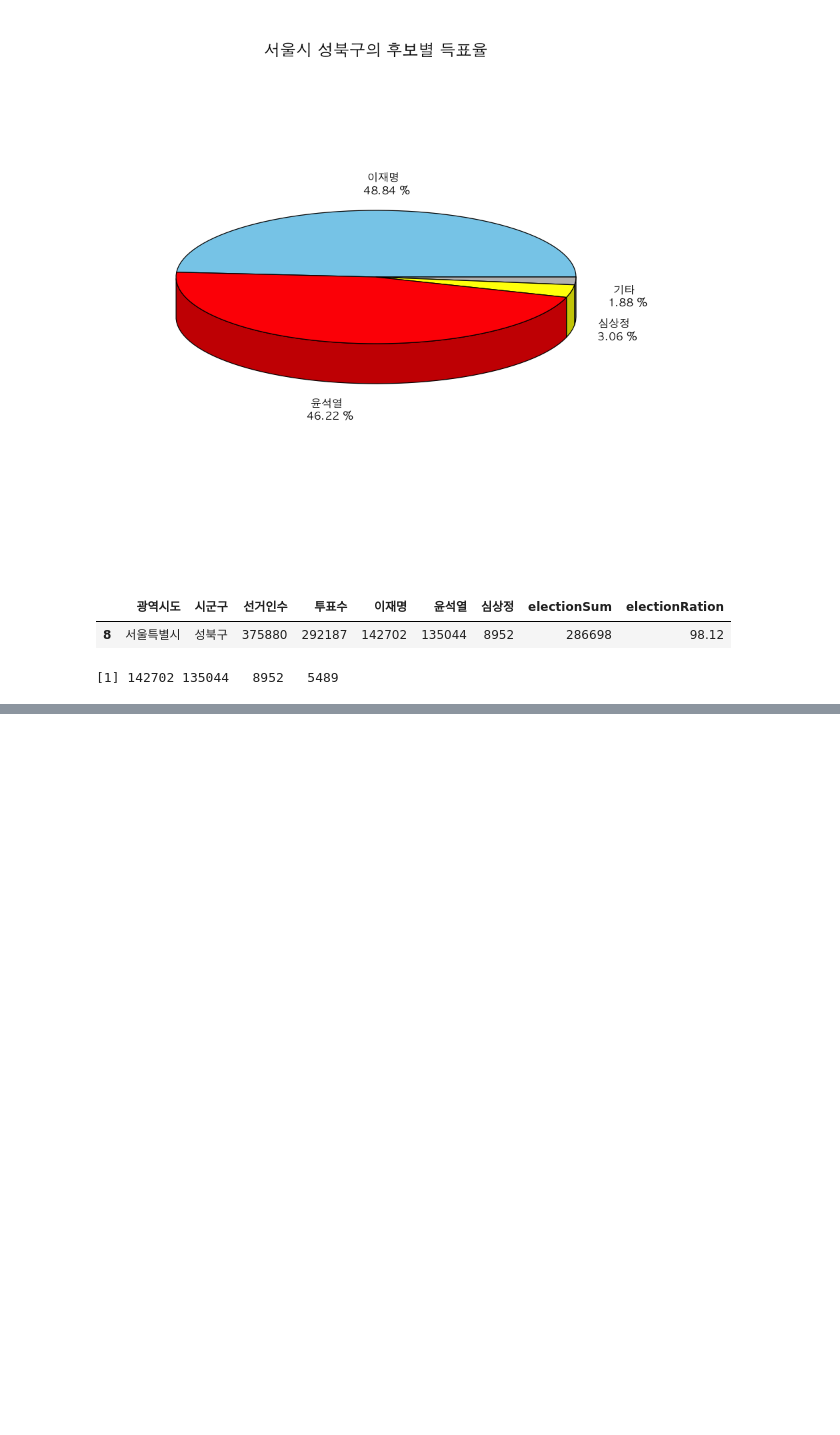
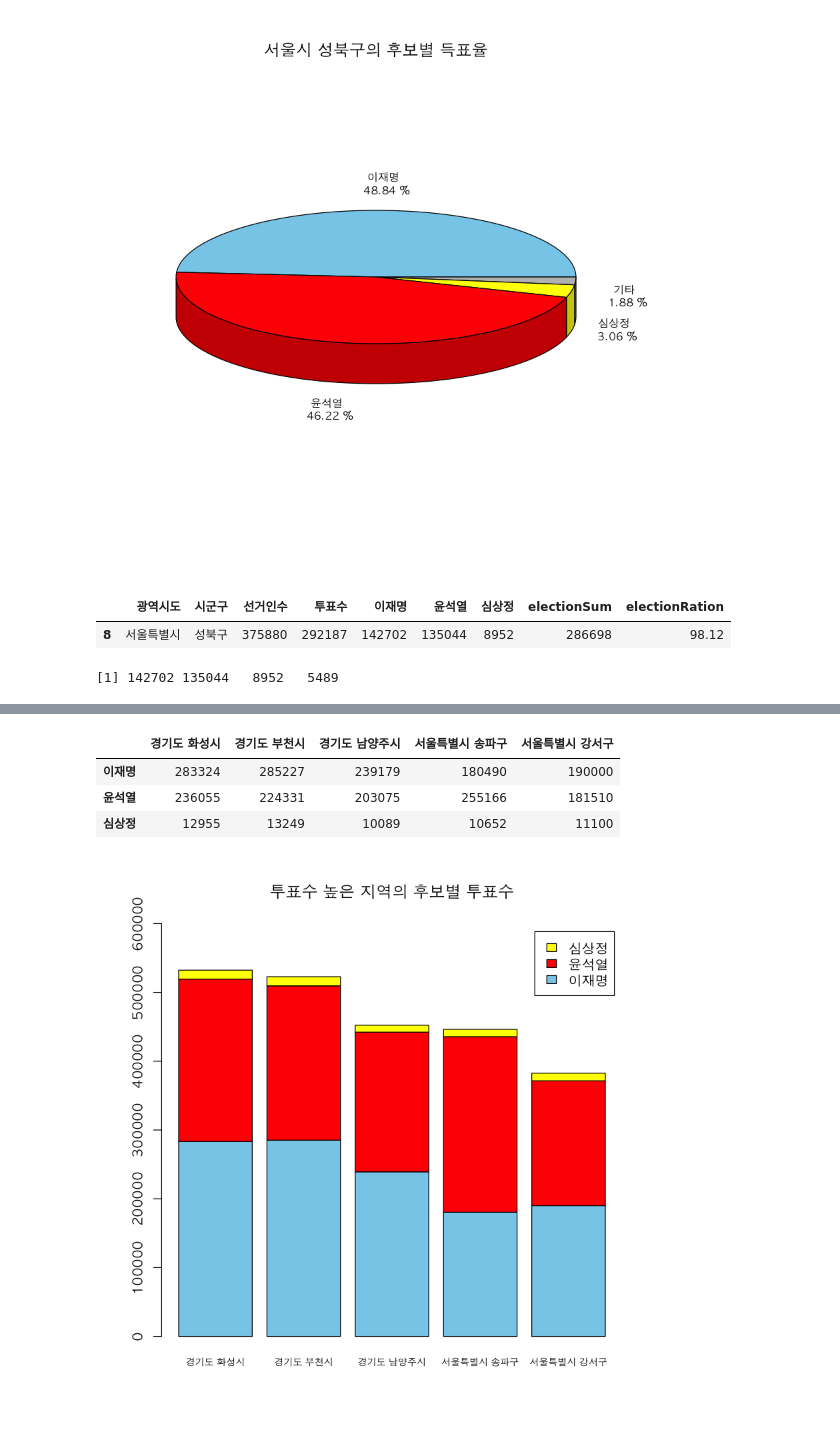
Before and after one commit to hyeopyi/R_Study, a Jupyter notebook: 10.20대_대선자료 시각화.ipynb, the cells around one changed output, grey strips where cells are left out. Drawn from its saved outputs; the diff is of its cells as text; code cells hidden in the pictures; blank space fills up the shorter version.

```diff
--- a/10.20대_대선자료 시각화.ipynb
+++ b/10.20대_대선자료 시각화.ipynb
@@ -277,0 +314,3 @@ as.numeric(c((pob_윤석열[, 5:7]), pob_윤석열[,4] - sum(pob_윤석열[, 5:7
+# %%
+arr5 <- head(arrange(election, desc(투표수)), 5)
+arr5
@@ -277,0 +324,23 @@ as.numeric(c((pob_윤석열[, 5:7]), pob_윤석열[,4] - sum(pob_윤석열[, 5:7
+# %%
+arr5_t <- t(cbind(arr5$이재명, arr5$윤석열,arr5$심상정))
+# %%
+colnames(arr5_t) <- c("경기도 화성시", "경기도 부천시", "경기도 남양주시", "서울특별시 송파구", "서울특별시 강서구")
+rownames(arr5_t) <- c("이재명", "윤석열", "심상정")
+arr5_t
+# %% [output]
+|  | 경기도 화성시 | 경기도 부천시 | 경기도 남양주시 | 서울특별시 송파구 | 서울특별시 강서구 |
+| 이재명 | 283324 | 285227 | 239179 | 180490 | 190000 |
+| 윤석열 | 236055 | 224331 | 203075 | 255166 | 181510 |
+| 심상정 | 12955 | 13249 | 10089 | 10652 | 11100 |
+# %%
+par(family = "AppleGothic")
+
+barplot(arr5_t,
+        col = c('skyblue', 'red', 'yellow'),
+        ylim = c(0, 600000),
+        main = "투표수 높은 지역의 후보별 투표수",
+        legend.text = T,
+        cex.names = 0.7
+      )
+# %% [output]
+[figure, added]
```
Also changed, not shown: parts of 13 cells of this notebook, 8 other files.
